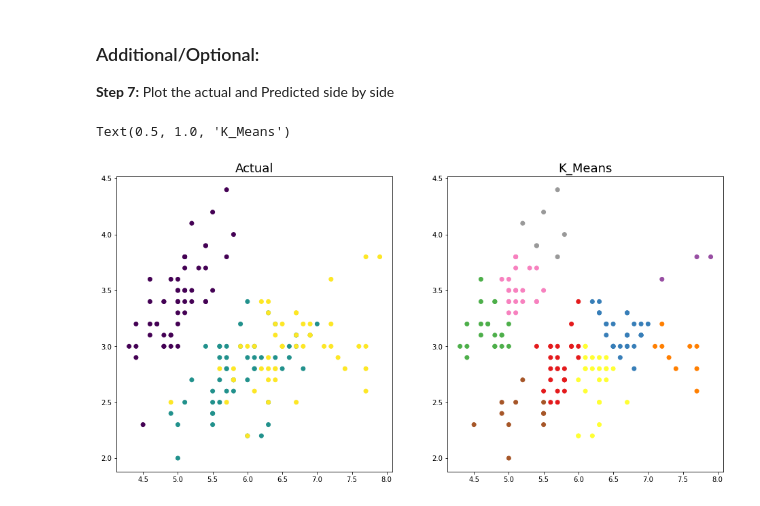
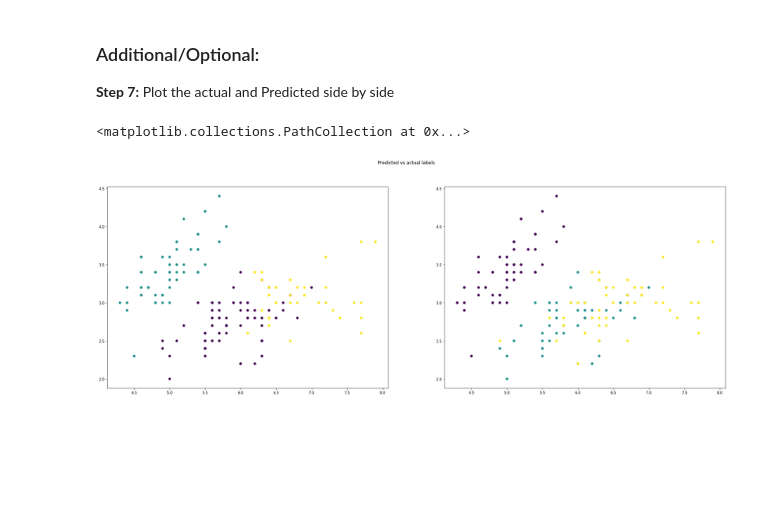
Before and after one commit to huimunte/ADS_Exercise, a Jupyter notebook: W6 - Exercise 1 - K-means_Vivian.ipynb, the cells around one changed output. Drawn from its saved outputs; the diff is of its cells as text; code cells hidden in the pictures; blank space fills up the shorter version.

Commit message:
Updated Predicted Result

```diff
--- a/W6 - Exercise 1 - K-means_Vivian.ipynb
+++ b/W6 - Exercise 1 - K-means_Vivian.ipynb
@@ -66,7 +66,7 @@ iris = datasets.load_iris()
 # %% [markdown]
 **Step 2:** Set the training and target data as X and y respectively. Display the targets.
 # %%
-X = iris.data[:, :2]
+X = iris.data
 y = iris.target
 y
 # %% [output]
@@ -142,27 +100,2 @@ plt.scatter(centers[:, 0], centers[:, 1], c='black', s=200, alpha=0.5);
 # %% [markdown]
 **Step 4:** Plot a graph to look at 'The elbow'
-# %%
-from sklearn.cluster import KMeans
-from sklearn import metrics
-from scipy.spatial.distance import cdist
-import numpy as np
-import matplotlib.pyplot as plt
-
-distortions = []
-inertias = []
-mapping1 = {}
-mapping2 = {}
-K = range(1, 10)
-
-for k in K:
-    # Building and fitting the model
-    kmeanModel = KMeans(n_clusters=k).fit(X)
-    kmeanModel.fit(X)
-
-    distortions.append(sum(np.min(cdist(X, kmeanModel.cluster_centers_,
-                                        'euclidean'), axis=1)) / X.shape[0])
-    inertias.append(kmeanModel.inertia_)
-
-    mapping1[k] = sum(np.min(cdist(X, kmeanModel.cluster_centers_,
-                                   'euclidean'), axis=1)) / X.shape[0]
-    mapping2[k] = kmeanModel.inertia_
@@ -211,9 +108,8 @@ plt.show()
 # %% [markdown]
 **Step 5:** Apply the best K for your k-means clustering
-# %%
-from sklearn.cluster import KMeans
-kmeans = KMeans(n_clusters=6)
-kmeans.fit(X)
-y_kmeans = kmeans.predict(X)
+# %%
+cluster = KMeans(3, random_state=0)
+cluster.fit(X)
+y_pred = cluster.predict(X)
 # %% [markdown]
 **Step 6:** Visualize the clusters. Name the clusters accordingly, and also plot the centriods.
@@ -241,13 +124,10 @@ plt.scatter(centers[:, 0], centers[:, 1], c='black', s=200, alpha=0.5);
 
 **Step 7:** Plot the actual and Predicted side by side
 # %%
-kmeans = kmeanModel.predict(X)
+fig, ax = plt.subplots(1,2, figsize=(30,10))
 
-fig, axes = plt.subplots(1, 2, figsize=(16,8))
-axes[0].scatter(X[:, 0], X[:, 1], c=y)
-axes[1].scatter(X[:, 0], X[:, 1], c=kmeans, cmap=plt.cm.Set1)
-axes[0].set_title('Actual', fontsize=18)
-axes[1].set_title('K_Means', fontsize=18)
+ax[0].scatter(X[:,0], X[:,1], c=y_pred)
+ax[1].scatter(X[:,0], X[:,1], c=y)
 # %% [output]
-Text(0.5, 1.0, 'K_Means')
+<matplotlib.collections.PathCollection at 0x...>
-[figure, old version]
+[figure, new version]
```
Also changed, not shown: parts of 13 cells of this notebook.
